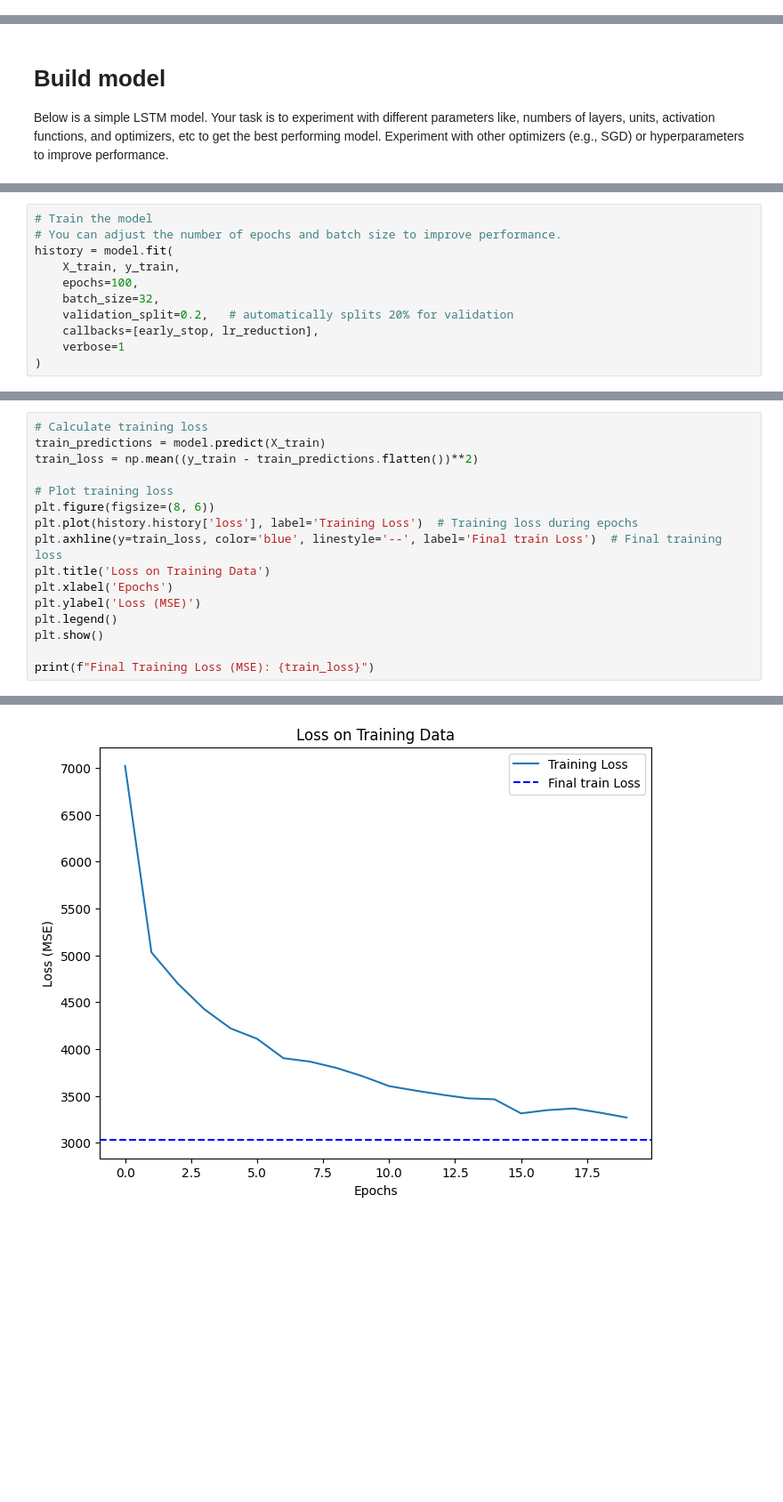
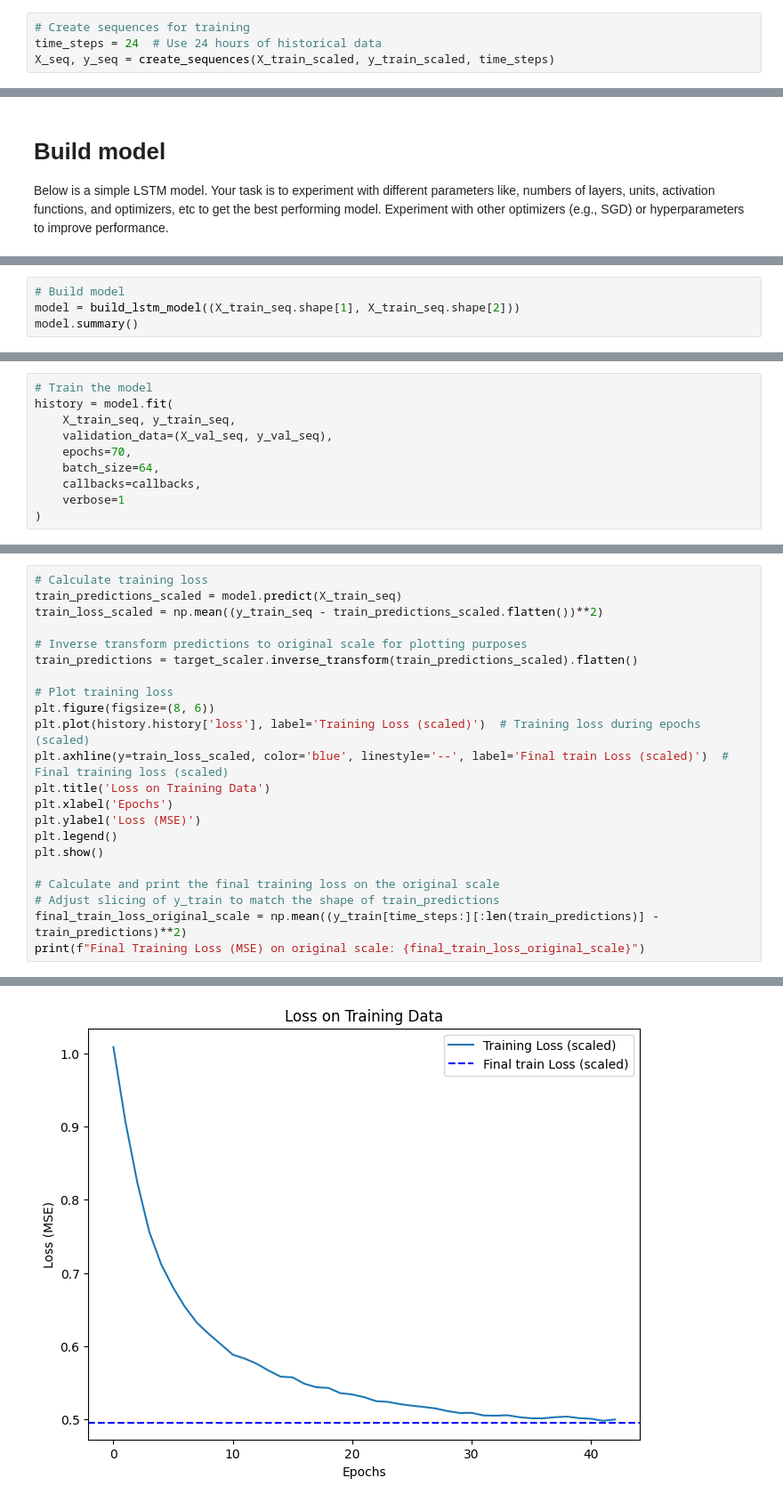
Before and after one commit to NiyonshutiDavid/Kaggle_competition_ML-air_quality_forcasting, a Jupyter notebook: air_quality_forecasting_starter_code.ipynb, the cells around one changed output, grey strips where cells are left out. Shown at 89% size. Drawn from its saved outputs; the diff is of its cells as text; blank space fills up the shorter version.

Commit message:
Documented the cells with new model architecture

```diff
--- a/air_quality_forecasting_starter_code.ipynb
+++ b/air_quality_forecasting_starter_code.ipynb
@@ -282,0 +301,4 @@ y_val shape: (6131,)
+# %%
+# Create sequences for training
+time_steps = 24  # Use 24 hours of historical data
+X_seq, y_seq = create_sequences(X_train_scaled, y_train_scaled, time_steps)
@@ -329,0 +332,4 @@ Model: "sequential"
+# %%
+# Build model
+model = build_lstm_model((X_train_seq.shape[1], X_train_seq.shape[2]))
+model.summary()
@@ -334,11 +362,0 @@ lr_reduction = ReduceLROnPlateau(monitor='val_loss', patience=5, factor=0.5, min
-# %%
-# Train the model
-# You can adjust the number of epochs and batch size to improve performance.
-history = model.fit(
-    X_train, y_train,
-    epochs=100,
-    batch_size=32,
-    validation_split=0.2,   # automatically splits 20% for validation
-    callbacks=[early_stop, lr_reduction],
-    verbose=1
-)
@@ -362,0 +363,10 @@ Epoch 20/100
+# %%
+# Train the model
+history = model.fit(
+    X_train_seq, y_train_seq,
+    validation_data=(X_val_seq, y_val_seq),
+    epochs=70,
+    batch_size=64,
+    callbacks=callbacks,
+    verbose=1
+)
@@ -363,17 +422,23 @@ Epoch 20/100
 # %%
 # Calculate training loss
-train_predictions = model.predict(X_train)
-train_loss = np.mean((y_train - train_predictions.flatten())**2)
+train_predictions_scaled = model.predict(X_train_seq)
+train_loss_scaled = np.mean((y_train_seq - train_predictions_scaled.flatten())**2)
+
+# Inverse transform predictions to original scale for plotting purposes
+train_predictions = target_scaler.inverse_transform(train_predictions_scaled).flatten()
 
 # Plot training loss
 plt.figure(figsize=(8, 6))
-plt.plot(history.history['loss'], label='Training Loss')  # Training loss during epochs
-plt.axhline(y=train_loss, color='blue', linestyle='--', label='Final train Loss')  # Final training loss
+plt.plot(history.history['loss'], label='Training Loss (scaled)')  # Training loss during epochs (scaled)
+plt.axhline(y=train_loss_scaled, color='blue', linestyle='--', label='Final train Loss (scaled)')  # Final training loss (scaled)
 plt.title('Loss on Training Data')
 plt.xlabel('Epochs')
 plt.ylabel('Loss (MSE)')
 plt.legend()
 plt.show()
 
-print(f"Final Training Loss (MSE): {train_loss}")
+# Calculate and print the final training loss on the original scale
+# Adjust slicing of y_train to match the shape of train_predictions
+final_train_loss_original_scale = np.mean((y_train[time_steps:][:len(train_predictions)] - train_predictions)**2)
+print(f"Final Training Loss (MSE) on original scale: {final_train_loss_original_scale}")
 # %% [output]
@@ -381 +446 @@ print(f"Final Training Loss (MSE): {train_loss}")
-[figure, old version]
+[figure, new version]
```
Also changed, not shown: parts of 33 cells of this notebook.
